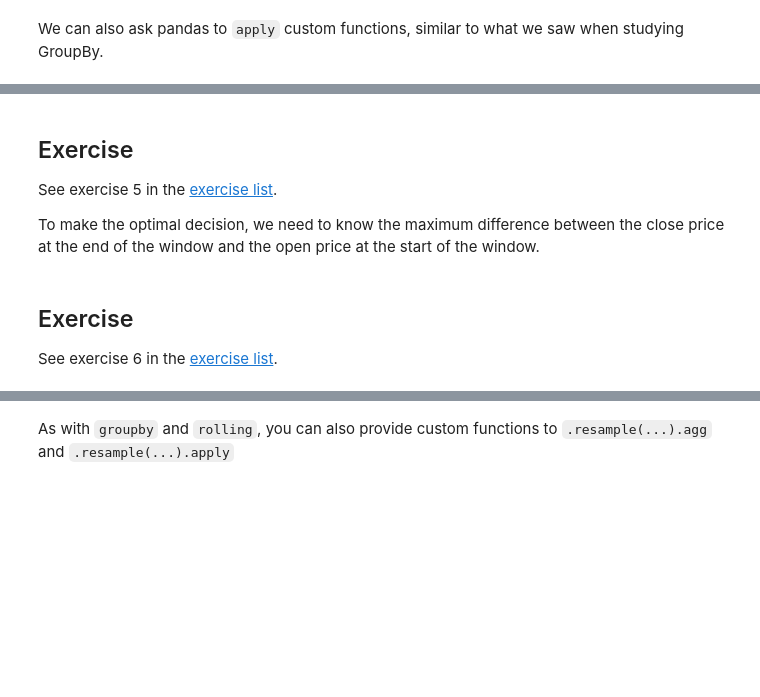
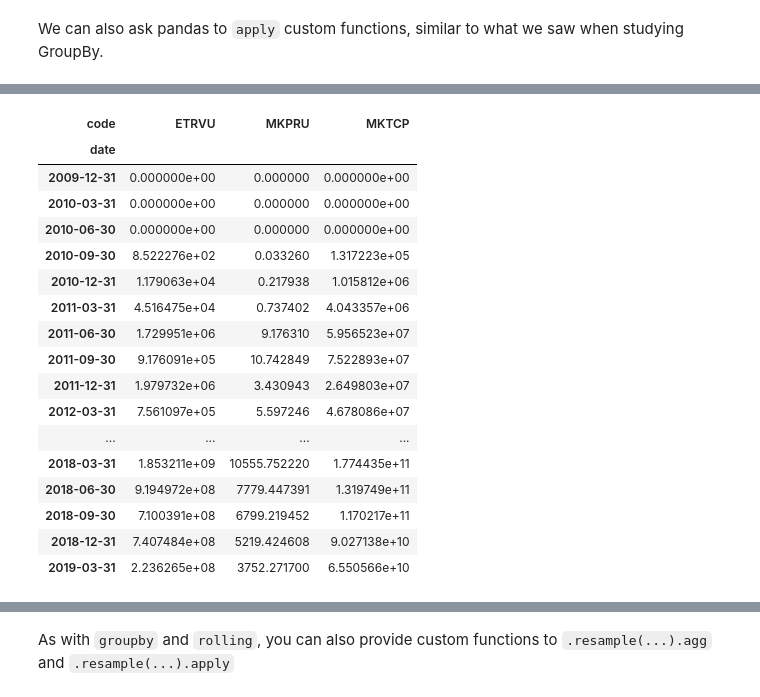
Before and after one commit to beauvilerobed/ds-ml-notes-projects-and-tutorials, a Jupyter notebook: projects/intro-to-economic-modeling-and-ds/working-with-data/time-series.ipynb, the cells around one changed output, grey strips where cells are left out. Cells and saved outputs as stored; diff of their text form; code cells hidden in the pictures; blank space fills up the shorter version.

```diff
--- a/projects/intro-to-economic-modeling-and-ds/working-with-data/time-series.ipynb
+++ b/projects/intro-to-economic-modeling-and-ds/working-with-data/time-series.ipynb
@@ -322,15 +531,3 @@ btc_small.rolling("2d").apply(is_volatile)
-# %% [markdown]
-## Exercise
-
-See exercise 5 in the [exercise list](#pd-tim-ex).
-
-To make the optimal decision, we need to know the maximum
-difference between the close price at the end of the window and the open
-price at the start of the window.
-# %% [markdown]
-## Exercise
-
-See exercise 6 in the [exercise list](#pd-tim-ex).
 # %% [markdown]
 ## Changing Frequencies: `.resample`
 
@@ -345,7 +540,26 @@ We will use the `resample` method to do this.
 Below are some examples.
 # %%
 # business quarter
-btc_usd.resample("BQE").mean()
+btc_usd.resample("Q").mean()
+# %% [output]
+| code | ETRVU | MKPRU | MKTCP |
+| date |  |  |  |
+| 2009-12-31 | 0.000000e+00 | 0.000000 | 0.000000e+00 |
+| 2010-03-31 | 0.000000e+00 | 0.000000 | 0.000000e+00 |
+| 2010-06-30 | 0.000000e+00 | 0.000000 | 0.000000e+00 |
+| 2010-09-30 | 8.522276e+02 | 0.033260 | 1.317223e+05 |
+| 2010-12-31 | 1.179063e+04 | 0.217938 | 1.015812e+06 |
+| 2011-03-31 | 4.516475e+04 | 0.737402 | 4.043357e+06 |
+| 2011-06-30 | 1.729951e+06 | 9.176310 | 5.956523e+07 |
+| 2011-09-30 | 9.176091e+05 | 10.742849 | 7.522893e+07 |
+| 2011-12-31 | 1.979732e+06 | 3.430943 | 2.649803e+07 |
+| 2012-03-31 | 7.561097e+05 | 5.597246 | 4.678086e+07 |
+| ... | ... | ... | ... |
+| 2018-03-31 | 1.853211e+09 | 10555.752220 | 1.774435e+11 |
+| 2018-06-30 | 9.194972e+08 | 7779.447391 | 1.319749e+11 |
+| 2018-09-30 | 7.100391e+08 | 6799.219452 | 1.170217e+11 |
+| 2018-12-31 | 7.407484e+08 | 5219.424608 | 9.027138e+10 |
+| 2019-03-31 | 2.236265e+08 | 3752.271700 | 6.550566e+10 |
 # %% [markdown]
 Note that unlike with `rolling`, a single number is returned for
 each column for each quarter.
```
Also changed, not shown: parts of 37 cells of this notebook.
